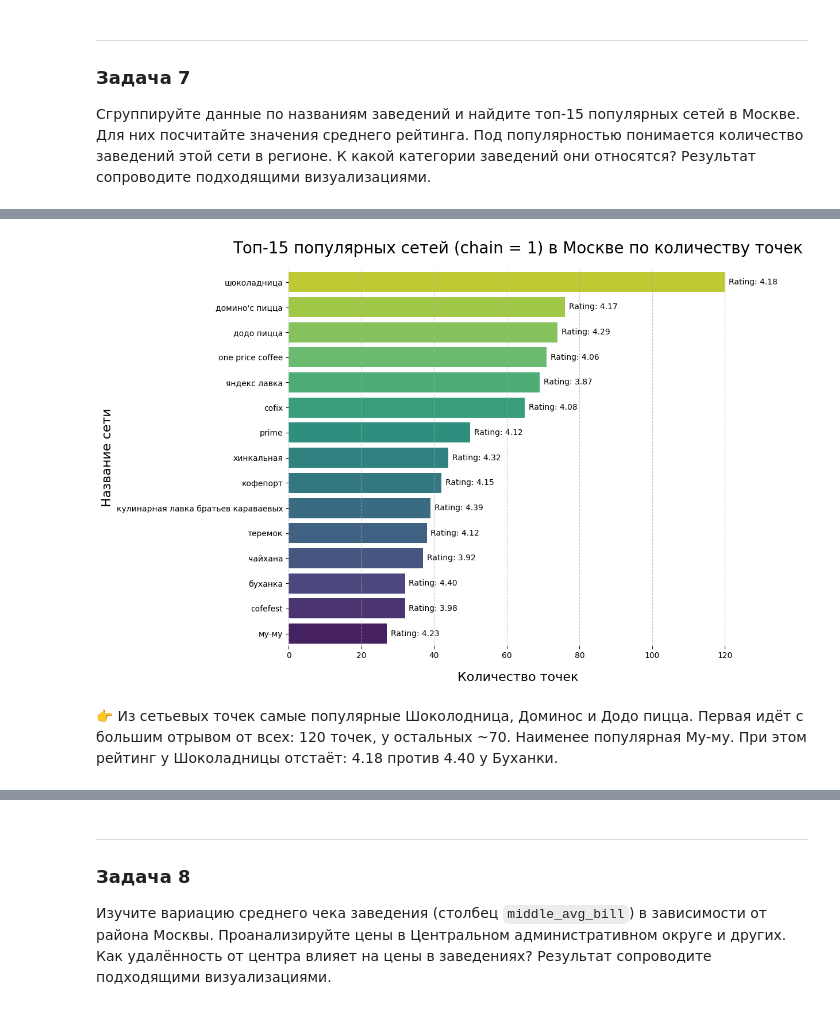
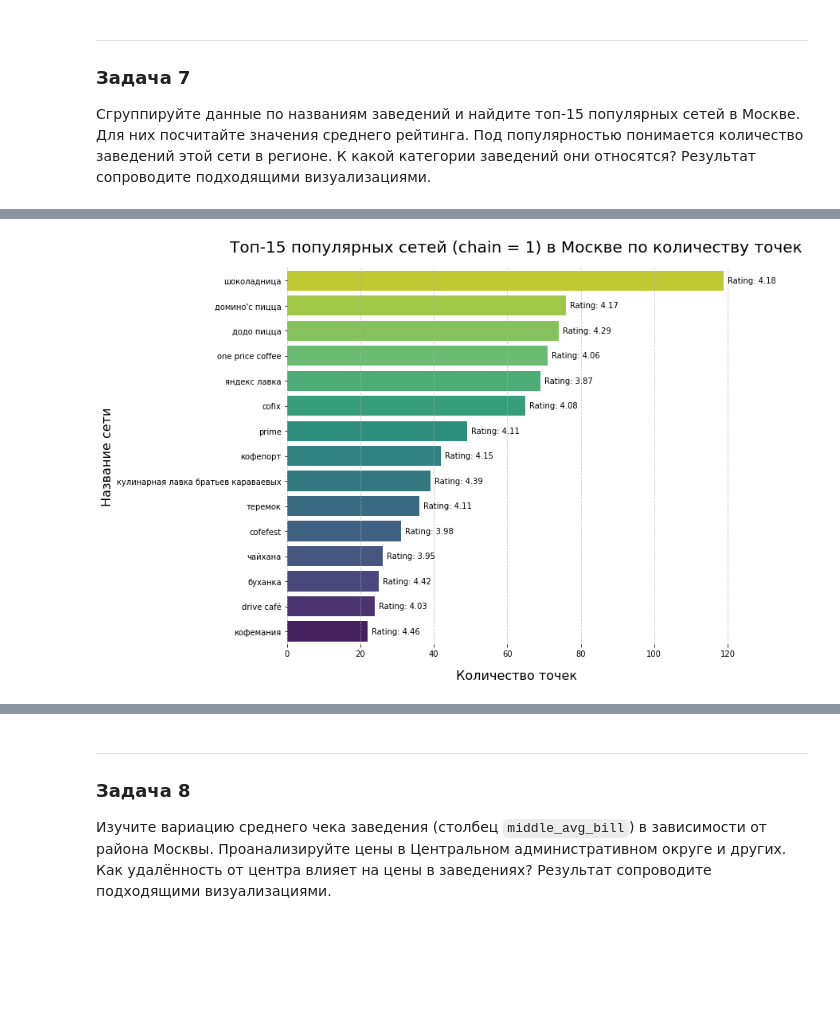
Before and after one commit to alexf2/yp_data_science_tasks, a Jupyter notebook: sprint7_pandas/sprint7_project.ipynb, the cells around one changed output, grey strips where cells are left out. Drawn from its saved outputs; the diff is of its cells as text; code cells hidden in the pictures; blank space fills up the shorter version.

```diff
--- a/sprint7_pandas/sprint7_project.ipynb
+++ b/sprint7_pandas/sprint7_project.ipynb
@@ -1024,3 +1081,0 @@ g.set_axis_labels("Средний чек (₽)", "Количество")
-# %%
-bill_medians = rest_df.groupby('price')['corrected_avg_bill'].transform('median')
-rest_df['corrected_avg_bill'] = rest_df['corrected_avg_bill'].fillna(bill_medians).astype('Int32')
@@ -1042,9 +1081,0 @@ print('Пропусков price с заполненным bill:',
-# %%
-price_medians = rest_df.groupby('price')['corrected_avg_bill'].median().dropna()
-# будем обрабатывать только строки, где есть corrected_avg_bill, но нет price
-price_mask = rest_df['price'].isna() & rest_df['corrected_avg_bill'].notna()
-
-rest_df.loc[price_mask, 'price'] = rest_df.loc[price_mask, 'corrected_avg_bill'].map(
-    # находим категорию price с ближайшей в avg_bill медианой
-    lambda val: (price_medians - val).sort_values().index[0]
-)
@@ -1347,3 +1187,8 @@ plt.show()
+# %%
+rest_df['rating_cat'] = pd.cut(
+    rest_df['rating'].astype('float'),
+    bins=[0, 3, 4, 4.5, 5.1],
+    labels=["Низкая", "Средняя", "Высокая", "Очень высокая"], right=False).astype('string')
 # %%
 order = ['Низкая', 'Средняя', 'Высокая', 'Очень высокая']
 cross_tab = pd.crosstab(rest_df['category'], rest_df['rating_cat'], normalize='index')
@@ -1691,24 +1417,23 @@ plot_rating_scatter(
 
 Сгруппируйте данные по названиям заведений и найдите топ-15 популярных сетей в Москве. Для них посчитайте значения среднего рейтинга. Под популярностью понимается количество заведений этой сети в регионе. К какой категории заведений они относятся? Результат сопроводите подходящими визуализациями.
 # %%
-chains_stats = rest_df.query('chain == 1').groupby('name').agg(
+chains_stats = rest_df.query('chain == 1').groupby(['name', 'category']).agg(
     count=('name', 'count'),
     avg_rating=('rating', 'mean'),
     median_rating=('rating', 'median'),
+    # мода может вернуть несколько значений, берем первое
     min_price=('price', lambda x: x.mode().iloc[0] if not x.mode().empty else 'нет данных'),
-    avg_bill_mean=('middle_avg_bill', 'mean'),
-    avg_bill_mean_corr=('corrected_avg_bill', 'mean')
+    avg_bill_mean=('middle_avg_bill', 'mean')
 ).reset_index()
 
+# Сортируем и берем топ
 top_15_chains = chains_stats.sort_values('count', ascending=False).head(15)
 
-# Форматируем для красивого вывода
+# Форматируем
 styled = top_15_chains.style.format({
     'avg_rating': '{:.2f}',
     'median_rating': '{:.2f}',
-    'avg_bill_mean': lambda x: f'{x:.2f} ₽' if pd.notna(x) else '—',
-    'avg_bill_mean_corr': lambda x: f'{x:.2f} ₽' if pd.notna(x) else '—'
+    'avg_bill_mean': lambda x: f'{x:.2f} ₽' if pd.notna(x) else '—'
 })
-
 display(styled)
 # %% [output]
@@ -1731,28 +1456,23 @@ display(styled)
 # %%
 plt.figure(figsize=(12, 8))
-ax = sns.barplot(data=top_15_chains, x='count', y='name', palette='viridis_r',
-                 hue='name',
-                 legend=False
-                )
+ax = sns.barplot(data=top_15_chains, x='count', y='name', palette='viridis_r')
 
 # Добавляем подписи среднего рейтинга на бары
 for i, p in enumerate(ax.patches):
     rating = top_15_chains.iloc[i]['avg_rating']
     ax.annotate(f'Rating: {rating:.2f}',
                 (p.get_width(), p.get_y() + p.get_height() / 2),
                 xytext=(5, 0), textcoords='offset points',
                 va='center', fontsize=10)
 
 plt.title('Топ-15 популярных сетей (chain = 1) в Москве по количеству точек', fontsize=20, pad=20)
 plt.xlabel('Количество точек', fontsize=16, labelpad=15)
 plt.ylabel('Название сети', fontsize=16)
 plt.grid(axis='x', linestyle='--', alpha=0.7, zorder=0)
 
 sns.despine(left=True, bottom=True)
 plt.tight_layout()
 
 plt.show()
 # %% [output]
-[figure, old version]
+[figure, new version]
-# %% [markdown]
-👉 Из сетьевых точек самые популярные Шоколодница, Доминос и Додо пицца. Первая идёт с большим отрывом от всех: 120 точек, у остальных ~70. Наименее популярная Му-му. При этом рейтинг у Шоколадницы отстаёт: 4.18 против 4.40 у Буханки.
```
Also changed, not shown: parts of 213 cells of this notebook, 1 other file.
